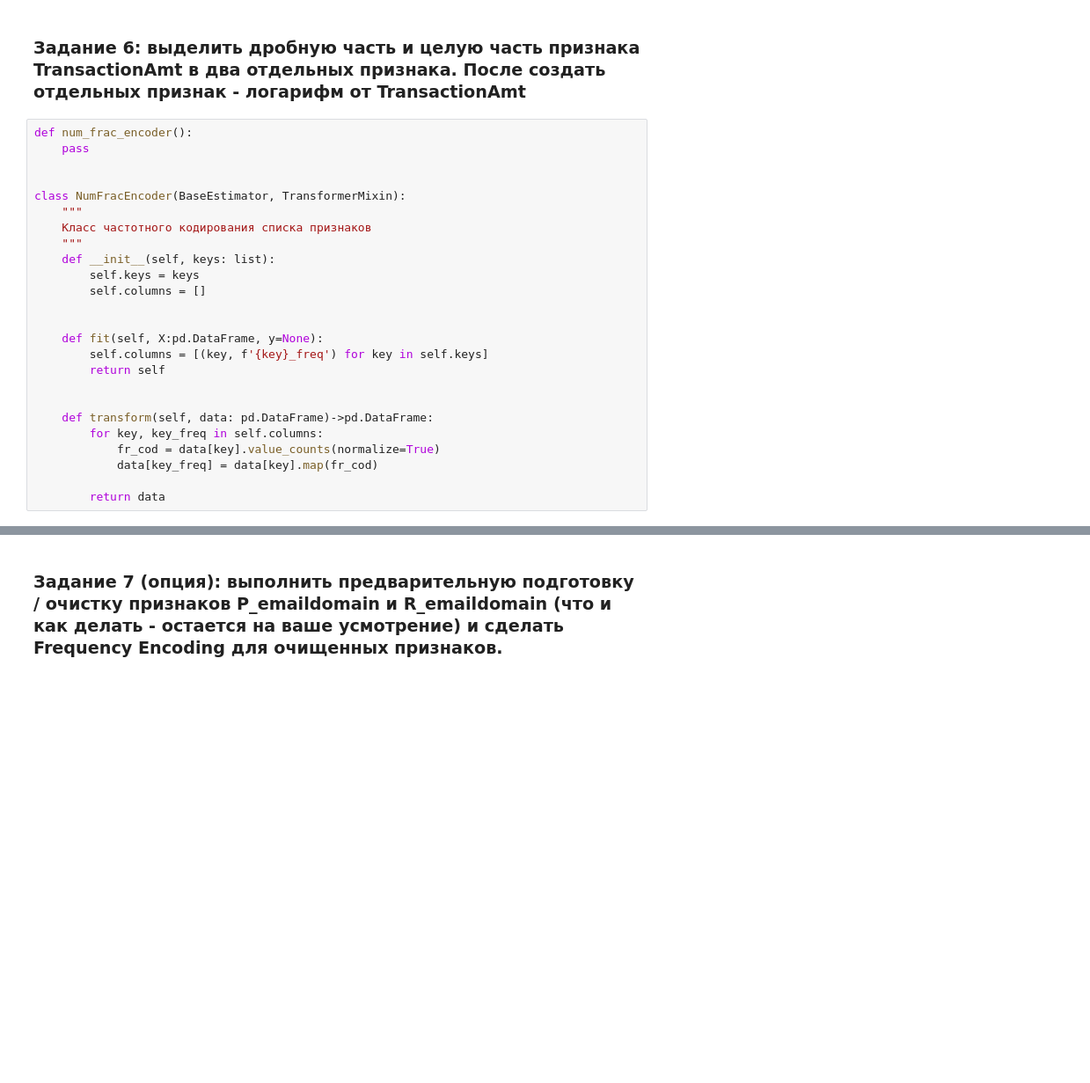
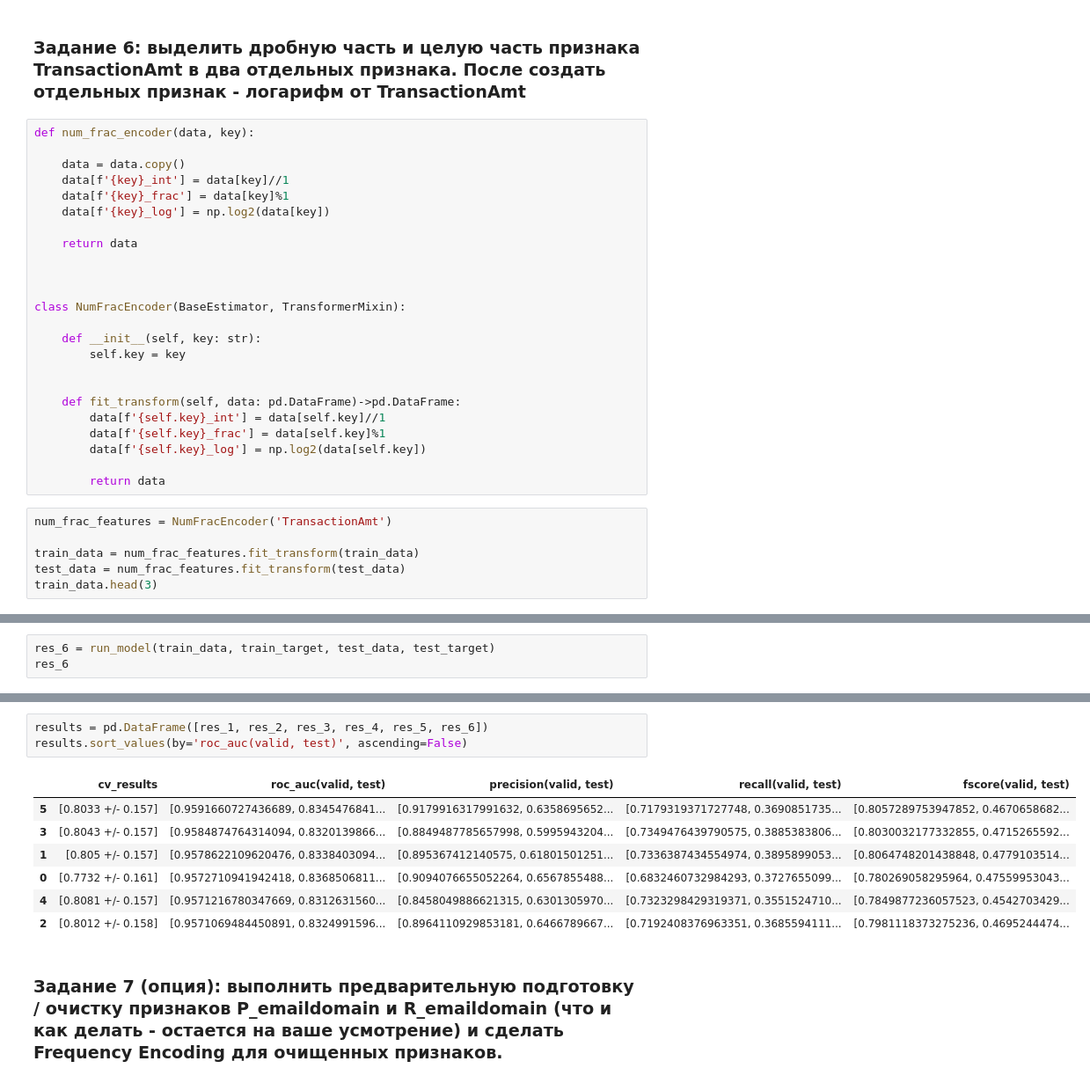
Before and after one commit to OlegRev/SportsDataAnalysis.KagglePlatform, a Jupyter notebook: hw_lesson_5.ipynb, the cells around one changed output, grey strips where cells are left out. Shown: that part at 88% size. Drawn from its saved outputs; the diff is of its cells as text; blank space fills up the shorter version.

```diff
--- a/hw_lesson_5.ipynb
+++ b/hw_lesson_5.ipynb
@@ -519,27 +559,32 @@ add_stat_features.fit_transform(train_data)
 
 ### Задание 6: выделить дробную часть и целую часть признака TransactionAmt в два отдельных признака. После создать отдельных признак - логарифм от TransactionAmt
 # %%
-def num_frac_encoder():
-    pass
+def num_frac_encoder(data, key):
+
+    data = data.copy()
+    data[f'{key}_int'] = data[key]//1
+    data[f'{key}_frac'] = data[key]%1
+    data[f'{key}_log'] = np.log2(data[key])
+
+    return data
+
 
 
 class NumFracEncoder(BaseEstimator, TransformerMixin):
-    """
-    Класс частотного кодирования списка признаков
-    """
-    def __init__(self, keys: list):
-        self.keys = keys
-        self.columns = []
+
+    def __init__(self, key: str):
+        self.key = key
 
 
-    def fit(self, X:pd.DataFrame, y=None):
-        self.columns = [(key, f'{key}_freq') for key in self.keys]
-        return self
-
-
-    def transform(self, data: pd.DataFrame)->pd.DataFrame:
-        for key, key_freq in self.columns:
-            fr_cod = data[key].value_counts(normalize=True)
-            data[key_freq] = data[key].map(fr_cod)
+    def fit_transform(self, data: pd.DataFrame)->pd.DataFrame:
+        data[f'{self.key}_int'] = data[self.key]//1
+        data[f'{self.key}_frac'] = data[self.key]%1
+        data[f'{self.key}_log'] = np.log2(data[self.key])
 
         return data
+# %%
+num_frac_features = NumFracEncoder('TransactionAmt')
+
+train_data = num_frac_features.fit_transform(train_data)
+test_data = num_frac_features.fit_transform(test_data)
+train_data.head(3)
@@ -545,0 +597,3 @@ class NumFracEncoder(BaseEstimator, TransformerMixin):
+# %%
+res_6 = run_model(train_data, train_target, test_data, test_target)
+res_6
@@ -546,3 +616,14 @@ class NumFracEncoder(BaseEstimator, TransformerMixin):
+# %%
+results = pd.DataFrame([res_1, res_2, res_3, res_4, res_5, res_6])
+results.sort_values(by='roc_auc(valid, test)', ascending=False)
+# %% [output]
+|  | cv_results | roc_auc(valid, test) | precision(valid, test) | recall(valid, test) | fscore(valid, test) |
+| 5 | [0.8033 +/- 0.157] | [0.9591660727436689, 0.8345476841... | [0.9179916317991632, 0.6358695652... | [0.7179319371727748, 0.3690851735... | [0.8057289753947852, 0.4670658682... |
+| 3 | [0.8043 +/- 0.157] | [0.9584874764314094, 0.8320139866... | [0.8849487785657998, 0.5995943204... | [0.7349476439790575, 0.3885383806... | [0.8030032177332855, 0.4715265592... |
+| 1 | [0.805 +/- 0.157] | [0.9578622109620476, 0.8338403094... | [0.895367412140575, 0.61801501251... | [0.7336387434554974, 0.3895899053... | [0.8064748201438848, 0.4779103514... |
+| 0 | [0.7732 +/- 0.161] | [0.9572710941942418, 0.8368506811... | [0.9094076655052264, 0.6567855488... | [0.6832460732984293, 0.3727655099... | [0.780269058295964, 0.47559953043... |
+| 4 | [0.8081 +/- 0.157] | [0.9571216780347669, 0.8312631560... | [0.8458049886621315, 0.6301305970... | [0.7323298429319371, 0.3551524710... | [0.7849877236057523, 0.4542703429... |
+| 2 | [0.8012 +/- 0.158] | [0.9571069484450891, 0.8324991596... | [0.8964110929853181, 0.6466789667... | [0.7192408376963351, 0.3685594111... | [0.7981118373275236, 0.4695244474... |
 # %% [markdown]
 <p><a name="task_7"></a></p>
 
```
Also changed, not shown: parts of 8 cells of this notebook.
